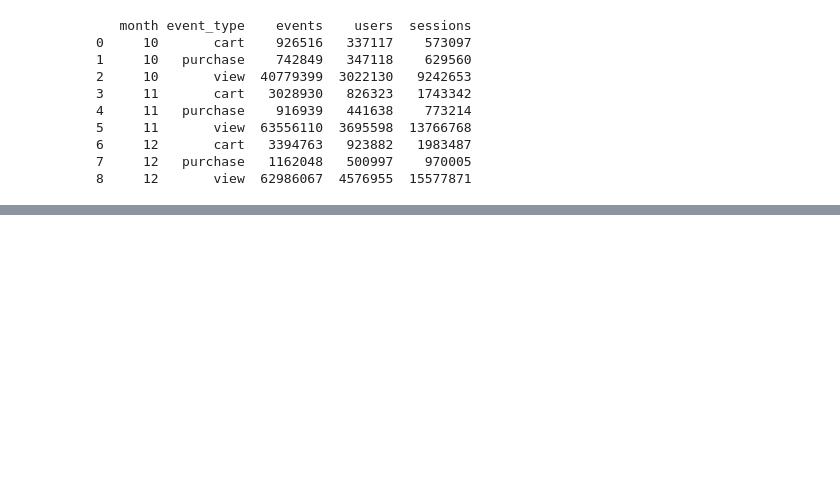
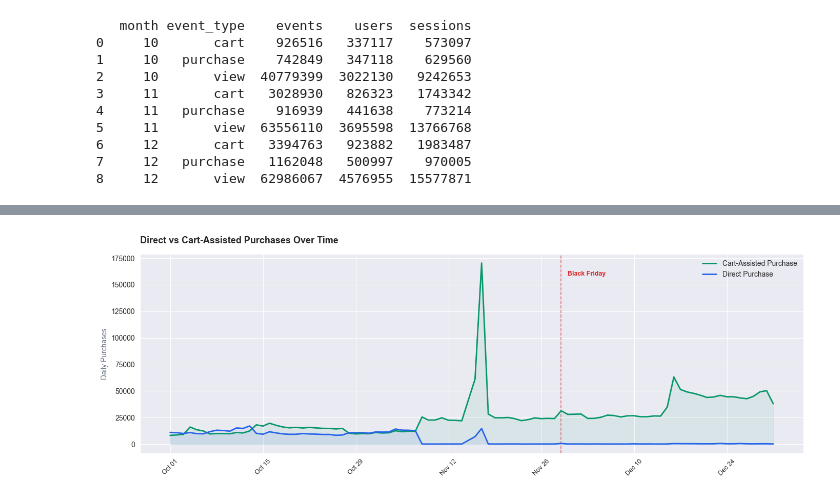
Before and after one commit to Mobin-Seyedmohammadi/marketplace-disengagement-analysis, a Jupyter notebook: notebooks/01_eda_initial.ipynb, the cells around one changed output, grey strips where cells are left out. Drawn from its saved outputs; the diff is of its cells as text; code cells hidden in the pictures; blank space fills up the shorter version.

```diff
--- a/notebooks/01_eda_initial.ipynb
+++ b/notebooks/01_eda_initial.ipynb
@@ -24,6 +24,7 @@ import duckdb
 import pandas as pd
 import matplotlib.pyplot as plt
 import seaborn as sns
+con = duckdb.connect()
 # %% [markdown]
 ---
 
@@ -268,0 +161,62 @@ The session-level funnel — built next — is the clean unit of measurement tha
+# %%
+import matplotlib.pyplot as plt
+import matplotlib.dates as mdates
+
+not_carted_daily = con.execute("""
+    SELECT
+        DATE(event_time::TIMESTAMP) as day,
+        CASE WHEN NOT EXISTS (
+                SELECT 1
+                FROM read_csv_auto('../data/raw/2019-*.csv') r
+                WHERE e.user_id = r.user_id
+                AND e.product_id = r.product_id
+                AND r.event_type = 'cart'
+        ) THEN 'skipped_cart'
+        ELSE 'cart_assisted'
+        END as purchase_type,
+        COUNT(*) as events
+    FROM read_csv_auto('../data/raw/2019-*.csv') e
+    WHERE event_type = 'purchase'
+    GROUP BY day, purchase_type
+    ORDER BY day, purchase_type
+""").fetchdf()
+
+# display(not_carted_daily)
+fig, ax = plt.subplots(figsize=(14, 5))
+
+colors = {'skipped_cart': '#2563EB', 'cart_assisted': '#059669'}
+labels = {'skipped_cart': 'Direct Purchase', 'cart_assisted': 'Cart-Assisted Purchase'}
+
+for purchase_type, group in not_carted_daily.groupby('purchase_type'):
+    ax.plot(group['day'], group['events'],
+            color=colors[purchase_type],
+            linewidth=2,
+            label=labels[purchase_type],
+            zorder=3)
+    ax.fill_between(group['day'], group['events'],
+                    alpha=0.07,
+                    color=colors[purchase_type])
+
+# Black Friday
+bf = pd.Timestamp('2019-11-29')
+ax.axvline(x=bf, color='#DC2626', linewidth=1.2, linestyle='--', alpha=0.6)
+ax.text(bf + pd.Timedelta(days=1),
+        not_carted_daily['events'].max() * 0.93,
+        'Black Friday',
+        color='#DC2626', fontsize=9, fontweight='bold')
+
+ax.set_title('Direct vs Cart-Assisted Purchases Over Time',
+             fontsize=13, fontweight='bold', pad=15, loc='left')
+ax.set_xlabel('')
+ax.set_ylabel('Daily Purchases', fontsize=10, color='#6B7280')
+ax.xaxis.set_major_formatter(mdates.DateFormatter('%b %d'))
+ax.xaxis.set_major_locator(mdates.WeekdayLocator(interval=2))
+plt.xticks(rotation=45, fontsize=9)
+ax.legend(frameon=False, fontsize=10, loc='upper right')
+
+plt.tight_layout()
+plt.savefig('../reports/direct_vs_cartassisted_trend.png',
+            dpi=150, bbox_inches='tight', facecolor='white')
+plt.show()
+# %% [output]
+[figure, added]
```
Also changed, not shown: parts of 18 cells of this notebook, 4 other files.
